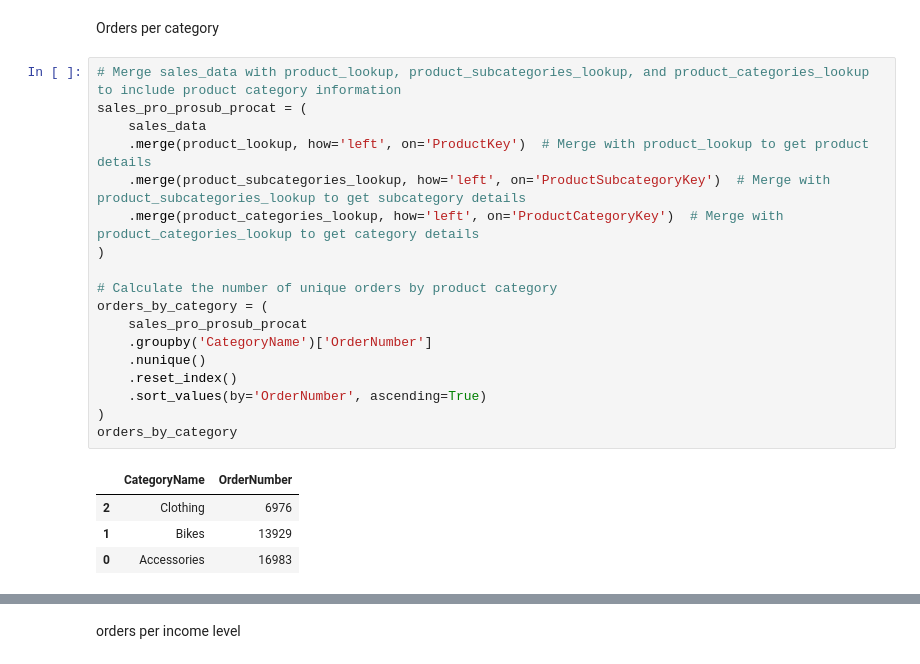
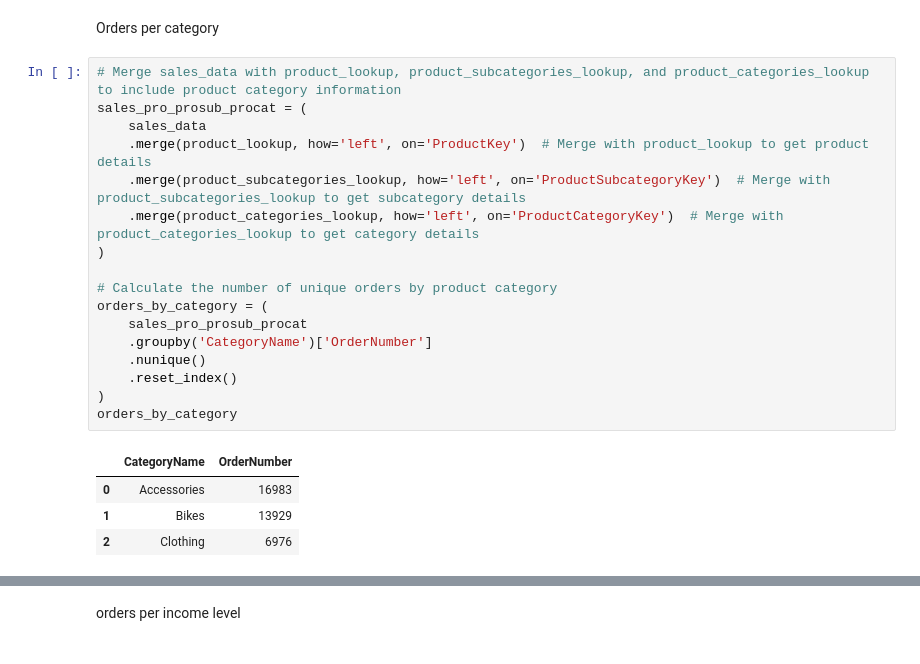
Before and after one commit to Anandhuvimalan/AdventureWorks-Analytics-with-Python-PostgreSQL-and-Power-BI, a Jupyter notebook: python/AdventureWorks.ipynb, the cells around one changed output, grey strips where cells are left out. Drawn from its saved outputs; the diff is of its cells as text.

```diff
--- a/python/AdventureWorks.ipynb
+++ b/python/AdventureWorks.ipynb
@@ -578,26 +578,25 @@ Orders per category
 # %%
 # Merge sales_data with product_lookup, product_subcategories_lookup, and product_categories_lookup to include product category information
 sales_pro_prosub_procat = (
     sales_data
     .merge(product_lookup, how='left', on='ProductKey')  # Merge with product_lookup to get product details
     .merge(product_subcategories_lookup, how='left', on='ProductSubcategoryKey')  # Merge with product_subcategories_lookup to get subcategory details
     .merge(product_categories_lookup, how='left', on='ProductCategoryKey')  # Merge with product_categories_lookup to get category details
 )
 
 # Calculate the number of unique orders by product category
 orders_by_category = (
     sales_pro_prosub_procat
     .groupby('CategoryName')['OrderNumber']
     .nunique()
     .reset_index()
-    .sort_values(by='OrderNumber', ascending=True)
 )
 orders_by_category
 # %% [output]
 |  | CategoryName | OrderNumber |
+| 0 | Accessories | 16983 |
+| 1 | Bikes | 13929 |
 | 2 | Clothing | 6976 |
-| 1 | Bikes | 13929 |
-| 0 | Accessories | 16983 |
 # %%
 plt.figure(figsize=(10, 8))
 plt.barh(orders_by_category['CategoryName'], orders_by_category['OrderNumber'], color='skyblue')
```
Also changed, not shown: parts of 12 cells of this notebook.
